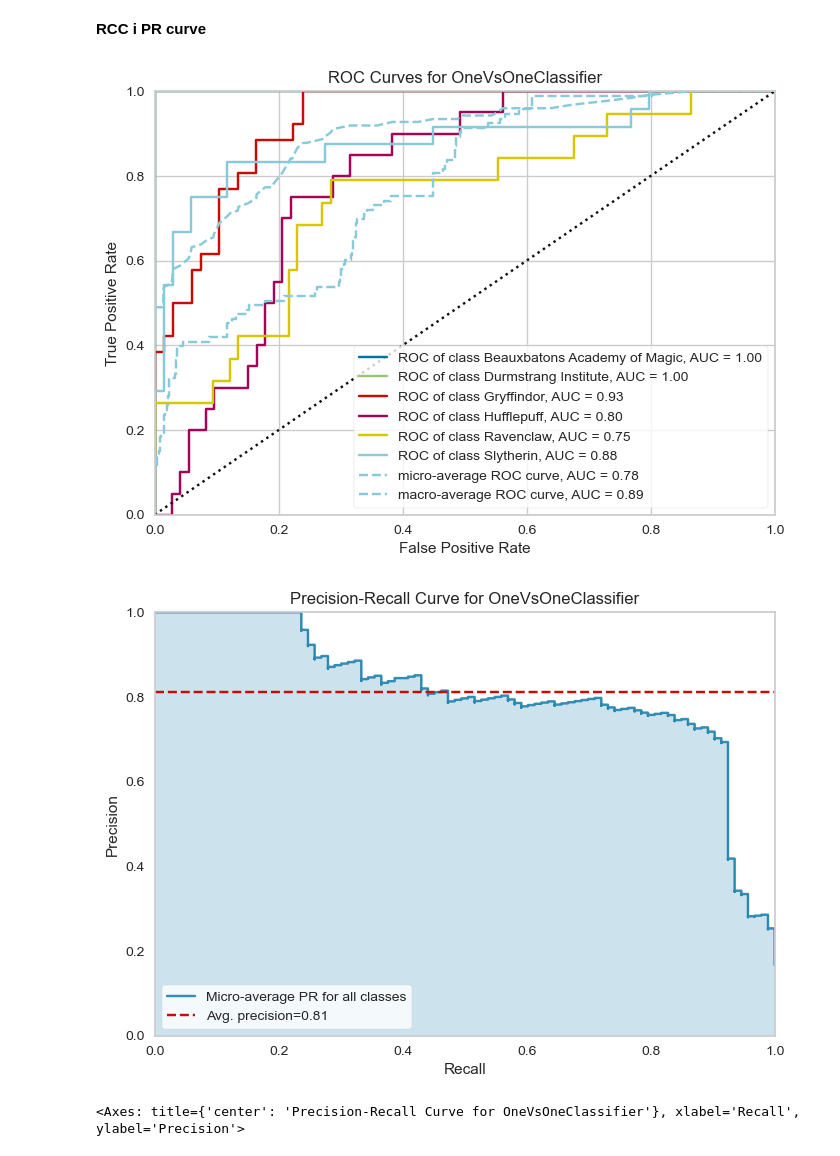
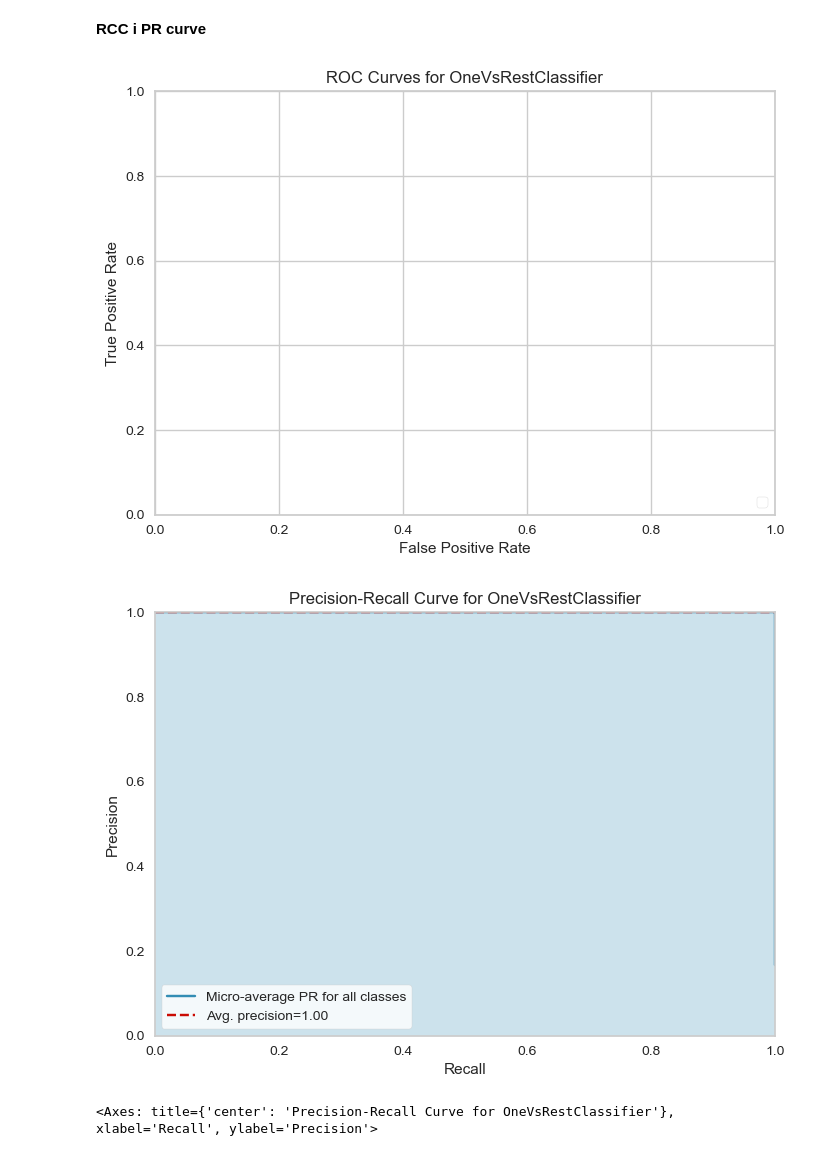
Before and after one commit to HelenaBoneu/HarryPotter, a Jupyter notebook: Harry_Potter.ipynb, the cells around one changed output. Saved outputs shown, nothing was run; the diff lists cells and outputs as text; code cells hidden in the pictures.

Commit message:
Commit millores model selection i hyperparameters search

```diff
--- a/Harry_Potter.ipynb
+++ b/Harry_Potter.ipynb
@@ -285,8 +285,10 @@ A continuació, **agruparem** les feines de cada personatge en feines més globa
 # Creem un diccionari per agrupar feines similars
 feines_similars = {
     'Professor': ['Professor', 'Defence Against the Dark Arts'],
-    'House Ghost': ['House Ghost'],
-    'Founder': ['Founder'],
+    'Founder/Ghost Gryffindor': ['Gryffindor'],
+    'Founder/Ghos Slytherin': ['Slytherin'],
+    'Founder/Ghos Hufflepuff': ['Hufflepuff'],
+    'Founder/Ghos Ravenclaw': ['Ravenclaw'],
     'School Head' : ['Headmaster', 'Headmistress'],
     'Gringotts' : ['Gringotts'],
     'Hogwarts service' : ['Matron', 'Flying Instructor', 'Astronomer', 'keeper of keys'],
@@ -1615,32 +1625,33 @@ Observem que tant **f1_score** ens dona uns valors bastant alts. Això significa
 # %%
 from yellowbrick.classifier import ROCAUC, PrecisionRecallCurve
 
 df['House'] = le.fit_transform(df['House'])
+#df['House'] = le.inverse_transform(df['House'].astype(int))
 
 target = 'House'
 attributes = [k for k in df.keys() if k!= target]
 X = df[attributes]
 y = df[target]
 
-X_train, X_test, y_train, y_test = train_test_split(X,y,test_size = 0.25, random_state=2)
+X_train, X_test, y_train, y_test = train_test_split(X,y,test_size = 0.25, random_state=42)
 
-model = OneVsOneClassifier(SVC(C= 1, gamma=0.01, kernel='rbf'))
+model = OneVsRestClassifier(RandomForestClassifier(max_depth = None, max_features = 'log2', min_samples_split = 2, n_estimators = 300))
 
 model.fit(X_train, y_train)
 y_pred = model.predict(X_test)
 
 # Corba ROC
 roc = ROCAUC(model, classes=['Beauxbatons Academy of Magic', 'Durmstrang Institute', 'Gryffindor', 'Hufflepuff', 'Ravenclaw', 'Slytherin'])
 roc.fit(X_train, y_train)
-roc.score(X_train, y_train)
+#roc.score(y_test, y_pred)
 roc.show()
 
 # Corba PR
 pr = PrecisionRecallCurve(model, classes=['Beauxbatons Academy of Magic', 'Durmstrang Institute', 'Gryffindor', 'Hufflepuff', 'Ravenclaw', 'Slytherin'])
 pr.fit(X_train, y_train)
 pr.score(X_train, y_train)
 pr.show()
 # %% [output]
-[figure, old version]
+[figure, new version]
-[figure, old version]
+[figure, new version]
-<Axes: title={'center': 'Precision-Recall Curve for OneVsOneClassifier'}, xlabel='Recall', ylabel='Precision'>
+<Axes: title={'center': 'Precision-Recall Curve for OneVsRestClassifier'}, xlabel='Recall', ylabel='Precision'>
```
Also changed, not shown: parts of 19 cells of this notebook.
